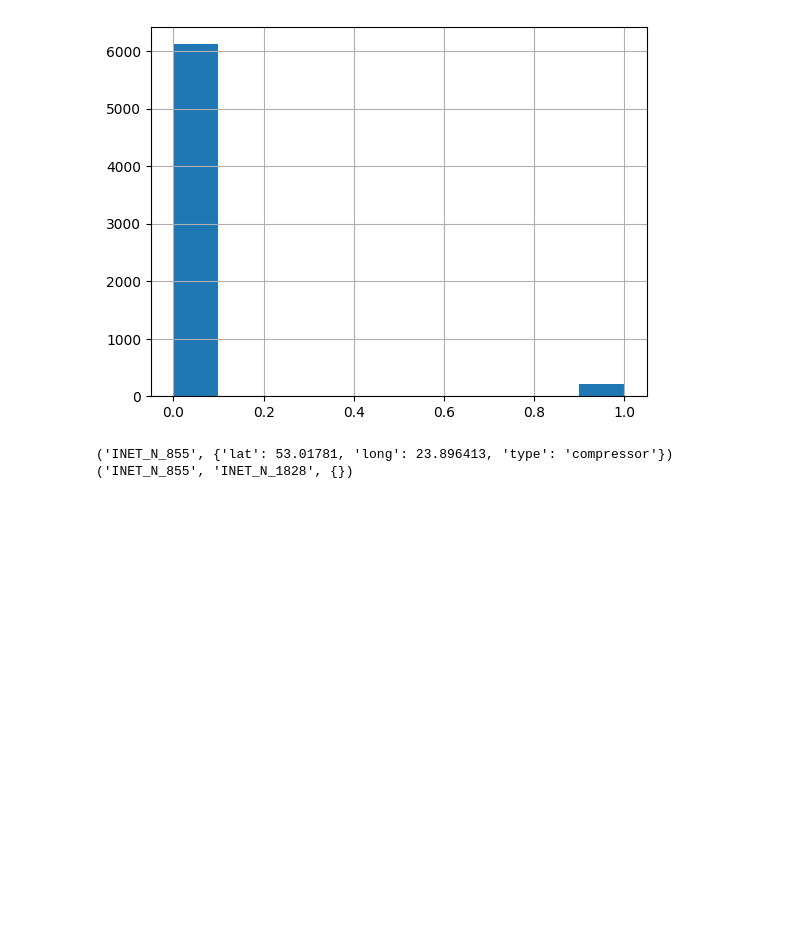
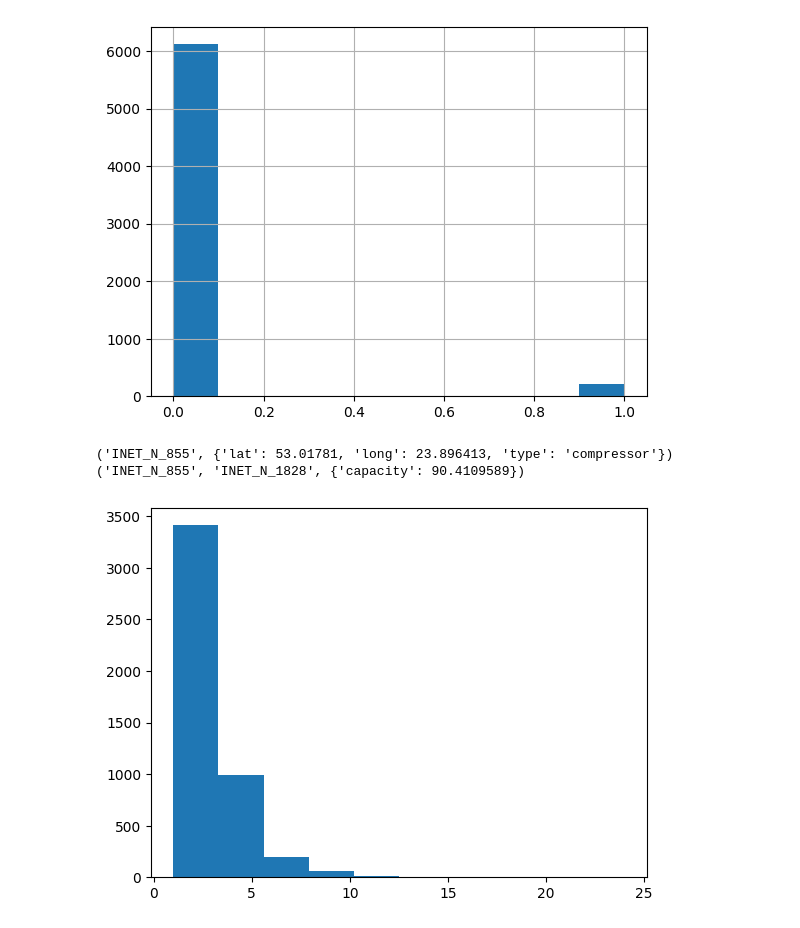
Before and after one commit to johanmasvie/iggielgn_topology_analysis, a Jupyter notebook: IGGIELGN.ipynb, the cells around one changed output. Saved outputs shown, nothing was run; the diff lists cells and outputs as text; code cells hidden in the pictures; blank space fills up the shorter version.

```diff
--- a/IGGIELGN.ipynb
+++ b/IGGIELGN.ipynb
@@ -185,12 +185,12 @@ plt.show()
 [figure]
 # %%
 # Create a directed multigraph
-G = nx.MultiDiGraph()
+G_multi_directed = nx.MultiDiGraph()
 
 # Add the nodes to the graph
 for row in iggielgn_nodes.itertuples():
-    G.add_node(row.id, lat=row.lat, long=row.long, type=row.type, id=row.id)
+    G_multi_directed.add_node(row.id, lat=row.lat, long=row.long, type=row.type)
 
 # Add the edges to the graph
 for row in iggielgn_pipesegments.itertuples():
-    G.add_edge(row.from_node_id, row.to_node_id, id=row.id)
+    G_multi_directed.add_edge(row.from_node_id, row.to_node_id, capacity=row.max_cap_M_m3_per_d)
@@ -229,19 +263,9 @@ print(connected_components_sizes)
 # %% [output]
 [4643, 3, 3, 2, 2, 2, 2, 2, 1, 1, 1, 1, 1, 1, 1, 1, 1, 1, 1, 1, 1, 1, 1, 1]
 # %%
-# Add a column to the iggielgn_nodes dataframe that contains the connected component number of the node
-iggielgn_nodes['component_id'] = -1
-
-# Assign a component id to each node
-for i, comp in enumerate(connected_components):
-    for node in comp:
-        iggielgn_nodes.loc[iggielgn_nodes['id'] == node, 'component_id'] = i
-
-# Assign a color to each component id
-component_colors = plt.cm.tab20.colors
-component_colors = np.array(component_colors)
-np.random.seed(0)
-np.random.shuffle(component_colors)
+# Only plot nodes not in the largest connected component
+largest_component = connected_components[0]
+non_largest_component_nodes = [node for node in G_multi_directed.nodes() if node not in largest_component]
 
 # Plot the nodes on the map, and color based on the component id
 fig, ax = plt.subplots(figsize=(16, 16))
@@ -254,10 +278,9 @@ m.fillcontinents(color='lightgray')
 
 # Plot the nodes, and color based on the component id
 for row in iggielgn_nodes.itertuples():
-    x, y = m(row.long, row.lat)
-    color = component_colors[row.component_id]
-    m.plot(x, y, 'o', color=color, markersize=2)
-
+    if row.id in non_largest_component_nodes:
+        x, y = m(row.long, row.lat)
+        m.plot(x, y, 'ko', markersize=2)
 
 plt.show()
 # %% [output]
@@ -294,8 +293,15 @@ iggielgn_pipesegments['is_bothDirection'].hist()
 [figure]
 # %%
 # Output the data of one edge in the graph
-print(list(G.nodes(data=True))[0])
-print(list(G.edges(data=True))[0])
+print(list(G_multi_directed.nodes(data=True))[0])
+print(list(G_multi_directed.edges(data=True))[0])
 # %% [output]
 ('INET_N_855', {'lat': 53.01781, 'long': 23.896413, 'type': 'compressor'})
-('INET_N_855', 'INET_N_1828', {})
+('INET_N_855', 'INET_N_1828', {'capacity': 90.4109589})
+# %%
+# Show the degree distribution of the graph
+degrees = [G_multi_directed.degree(node) for node in G_multi_directed.nodes()]
+plt.hist(degrees)
+plt.show()
+# %% [output]
+[figure, added]
```
Also changed, not shown: parts of 8 cells of this notebook, 4 other files.
